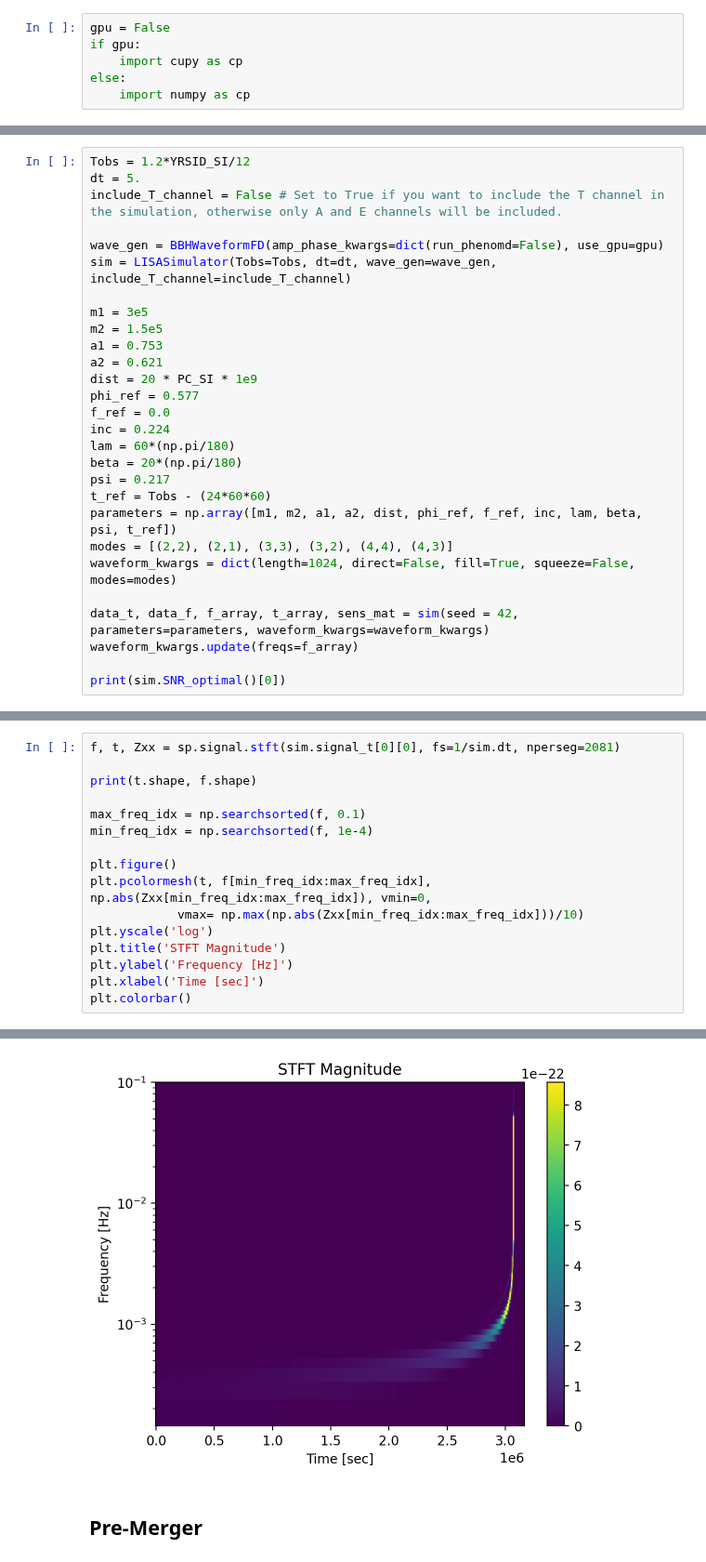
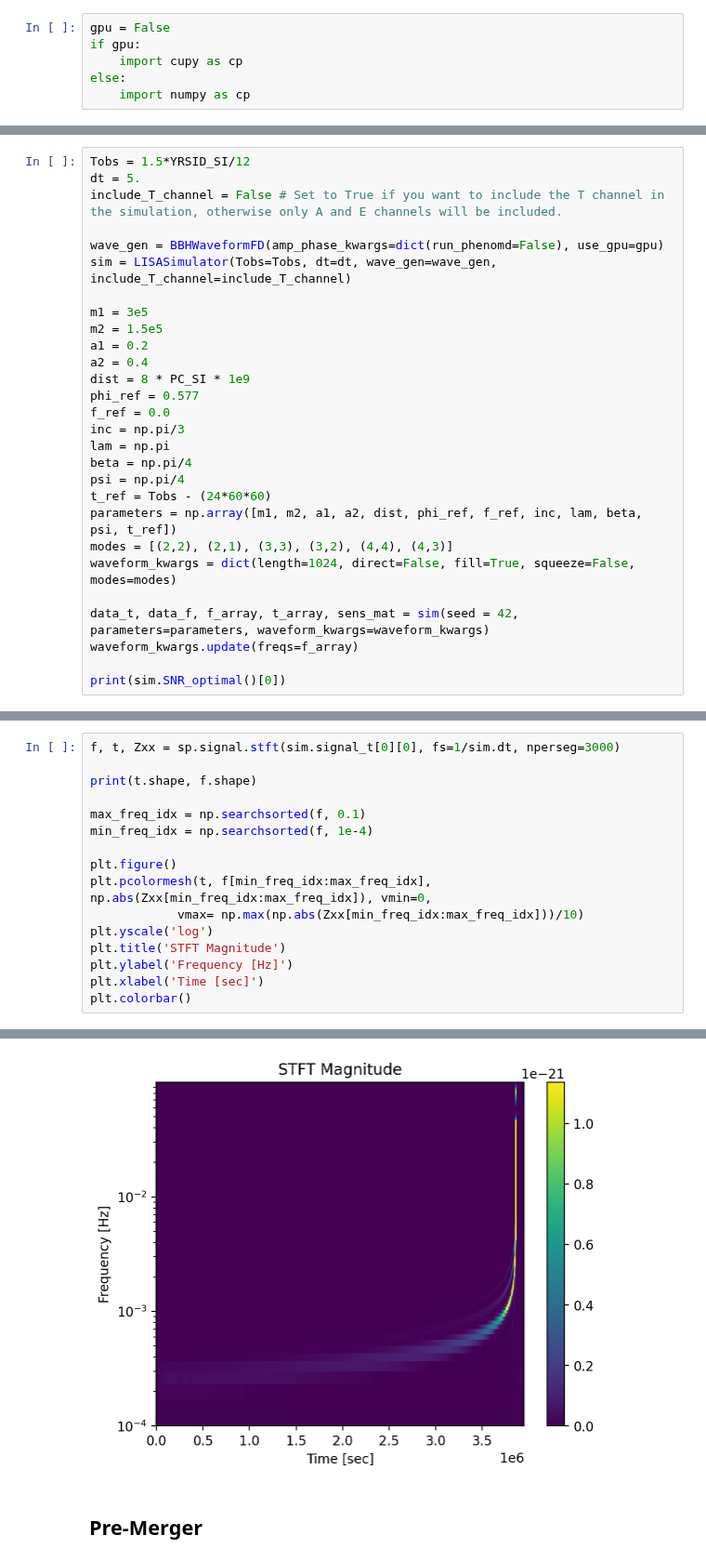
Before and after one commit to manishprasad0/LISA_Master_Thesis, a Jupyter notebook: differential_evolution/diff_evolution.ipynb, the cells around one changed output, grey strips where cells are left out. Shown at 93% size. Saved outputs shown, nothing was run; the diff lists cells and outputs as text.

```diff
--- a/differential_evolution/diff_evolution.ipynb
+++ b/differential_evolution/diff_evolution.ipynb
@@ -53,5 +57,5 @@ else:
 # %%
-Tobs = 1.2*YRSID_SI/12
+Tobs = 1.5*YRSID_SI/12
 dt = 5.
 include_T_channel = False # Set to True if you want to include the T channel in the simulation, otherwise only A and E channels will be included.
 
@@ -60,15 +64,15 @@ sim = LISASimulator(Tobs=Tobs, dt=dt, wave_gen=wave_gen, include_T_channel=inclu
 
 m1 = 3e5
 m2 = 1.5e5
-a1 = 0.753
-a2 = 0.621
-dist = 20 * PC_SI * 1e9
+a1 = 0.2
+a2 = 0.4
+dist = 8 * PC_SI * 1e9
 phi_ref = 0.577
 f_ref = 0.0
-inc = 0.224
-lam = 60*(np.pi/180)
-beta = 20*(np.pi/180)
-psi = 0.217
+inc = np.pi/3
+lam = np.pi
+beta = np.pi/4
+psi = np.pi/4
 t_ref = Tobs - (24*60*60)
 parameters = np.array([m1, m2, a1, a2, dist, phi_ref, f_ref, inc, lam, beta, psi, t_ref])
 modes = [(2,2), (2,1), (3,3), (3,2), (4,4), (4,3)]
@@ -83,5 +87,5 @@ print(sim.SNR_optimal()[0])
 # %%
-f, t, Zxx = sp.signal.stft(sim.signal_t[0][0], fs=1/sim.dt, nperseg=2081)
+f, t, Zxx = sp.signal.stft(sim.signal_t[0][0], fs=1/sim.dt, nperseg=3000)
 
 print(t.shape, f.shape)
 
@@ -101,5 +105,5 @@ plt.colorbar()
 <matplotlib.colorbar.Colorbar at 0x...>
-[figure, old version]
+[figure, new version]
 # %% [markdown]
 ## Pre-Merger
 # %%
```
Also changed, not shown: parts of 4 cells of this notebook, 7 other files.
